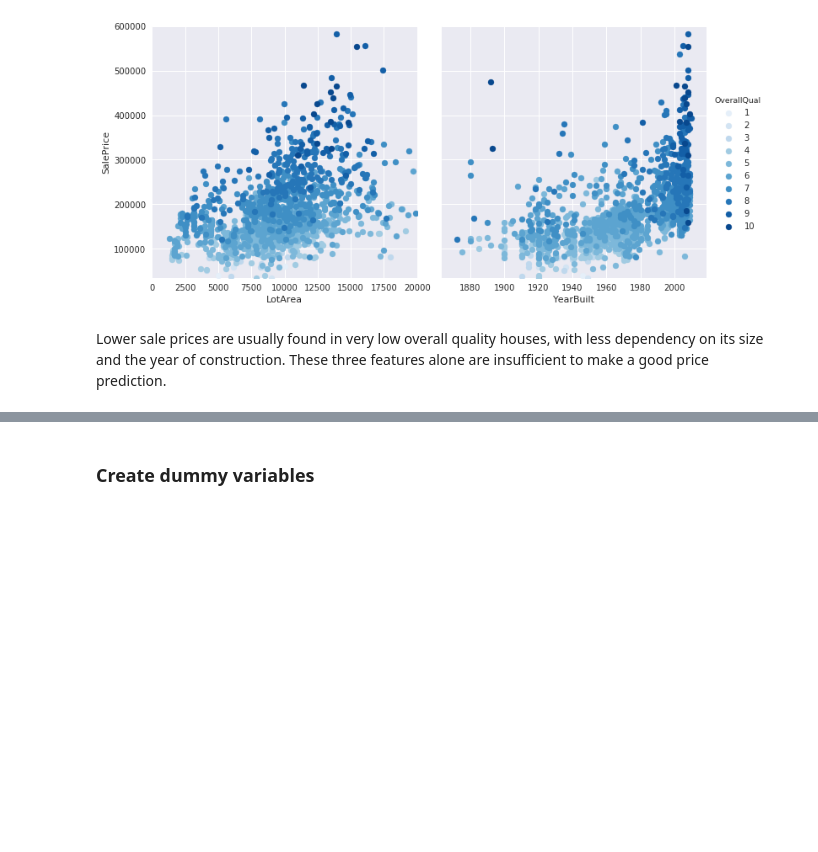
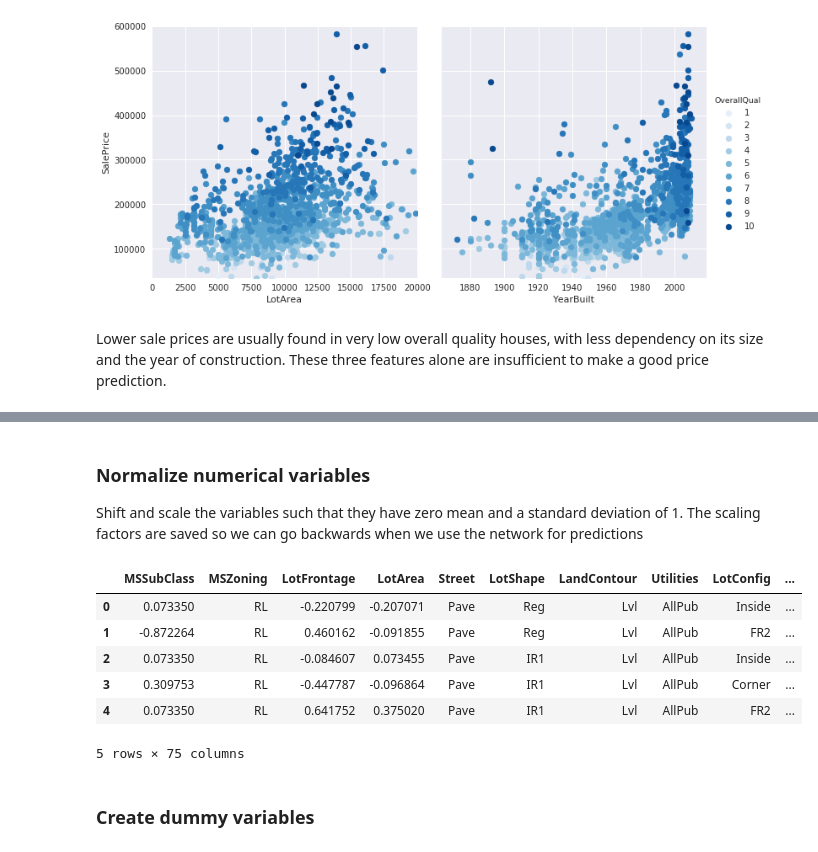
Before and after one commit to angelmtenor/data-science-keras, a Jupyter notebook: house_prices.ipynb, the cells around one changed output, grey strips where cells are left out. Saved outputs shown, nothing was run; the diff lists cells and outputs as text; code cells hidden in the pictures; blank space fills up the shorter version.

Commit message:
style: Normalize notebook sections

```diff
--- a/house_prices.ipynb
+++ b/house_prices.ipynb
@@ -105,3 +105,5 @@ plt.ylim(df['SalePrice'].min(), 600000)
 [figure]
 # %% [markdown]
 Lower sale prices are usually found in very low overall quality houses, with less dependency on its size and the year of construction. These three features alone are insufficient to make a good price prediction.
+# %%
+copy_df = df.copy()  # checkpoint
@@ -108,3 +129,31 @@ Lower sale prices are usually found in very low overall quality houses, with les
+# %% [markdown]
+### Normalize numerical variables
+Shift and scale the variables such that they have zero mean and a standard deviation of 1. The scaling factors are saved so we can go backwards when we use the network for predictions
+# %%
+quant_features = numerical
+
+# Store scalings in a dictionary so we can convert back later
+scaled_features = {}
+for f in quant_features:
+    mean, std = data[f].mean(), data[f].std()
+    scaled_features[f] = [mean, std]
+    data.loc[:, f] = (data[f] - mean)/std
+
+scaled_target = {}
+for f in target:
+    mean, std = data[f].mean(), data[f].std()
+    scaled_target[f] = [mean, std]
+    data.loc[:, f] = (data[f] - mean)/std
+
+data.head()
+# %% [output]
+|  | MSSubClass | MSZoning | LotFrontage | LotArea | Street | LotShape | LandContour | Utilities | LotConfig | ... |
+| 0 | 0.073350 | RL | -0.220799 | -0.207071 | Pave | Reg | Lvl | AllPub | Inside | ... |
+| 1 | -0.872264 | RL | 0.460162 | -0.091855 | Pave | Reg | Lvl | AllPub | FR2 | ... |
+| 2 | 0.073350 | RL | -0.084607 | 0.073455 | Pave | IR1 | Lvl | AllPub | Inside | ... |
+| 3 | 0.309753 | RL | -0.447787 | -0.096864 | Pave | IR1 | Lvl | AllPub | Corner | ... |
+| 4 | 0.073350 | RL | 0.641752 | 0.375020 | Pave | IR1 | Lvl | AllPub | FR2 | ... |
+5 rows × 75 columns
 # %% [markdown]
 ### Create dummy variables
 # %%
```
Also changed, not shown: parts of 12 cells of this notebook, 1 other file.
